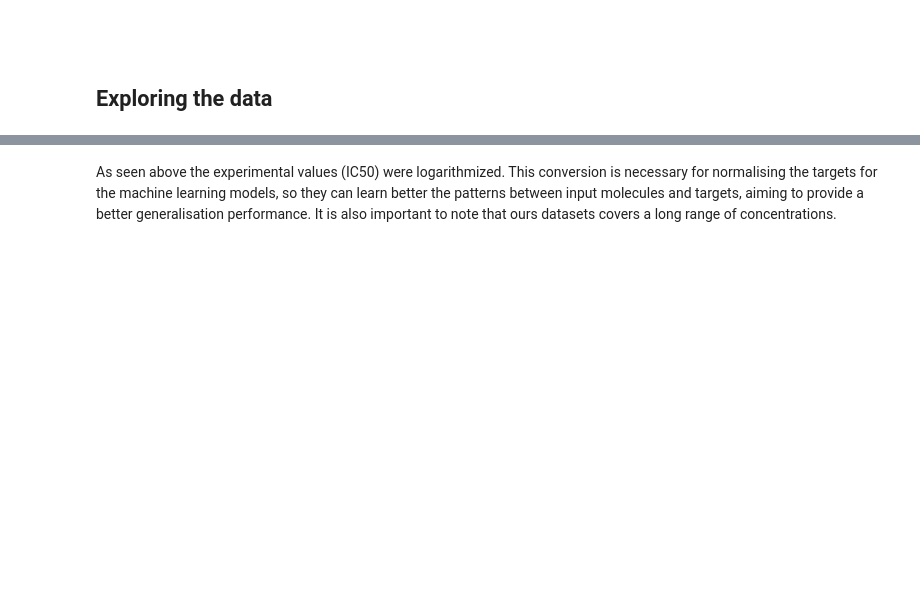
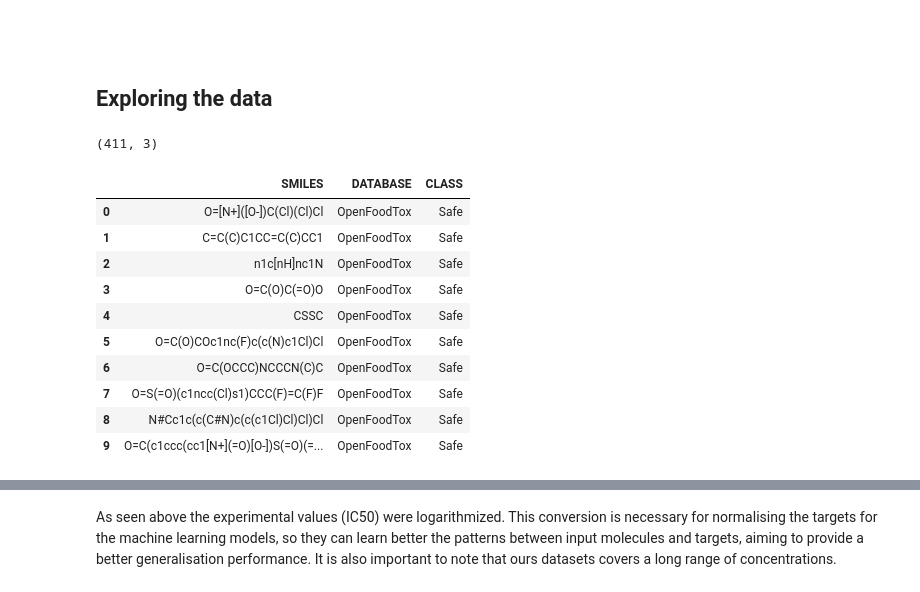
Before and after one commit to alexgcsa/ml_workshop_Oct2023, a Jupyter notebook: ml_lecture.ipynb, the cells around one changed output, grey strips where cells are left out. Cells and saved outputs as stored; diff of their text form; code cells hidden in the pictures; blank space fills up the shorter version.

```diff
--- a/ml_lecture.ipynb
+++ b/ml_lecture.ipynb
@@ -83,6 +84,19 @@ warnings.simplefilter(action='ignore', category=FutureWarning)
 # %% [markdown]
 ## Exploring the data
 # %%
-df_data = pd.read_csv("ppi_inhibitors.minified.csv") # Load data from file to a DataFrame structure
+df_data = pd.read_csv("data/honey_bee_toxicity.csv")  # Load data from file to a DataFrame structure
 print(df_data.shape) # .shape displays how the dataframe (matrix) looks like
-df_data.head() # .head() displays the first few items in the dataframe
+df_data.head(10) # .head(10) displays the first 10 items in the dataframe
+# %% [output]
+(411, 3)
+|  | SMILES | DATABASE | CLASS |
+| 0 | O=[N+]([O-])C(Cl)(Cl)Cl | OpenFoodTox | Safe |
+| 1 | C=C(C)C1CC=C(C)CC1 | OpenFoodTox | Safe |
+| 2 | n1c[nH]nc1N | OpenFoodTox | Safe |
+| 3 | O=C(O)C(=O)O | OpenFoodTox | Safe |
+| 4 | CSSC | OpenFoodTox | Safe |
+| 5 | O=C(O)COc1nc(F)c(c(N)c1Cl)Cl | OpenFoodTox | Safe |
+| 6 | O=C(OCCC)NCCCN(C)C | OpenFoodTox | Safe |
+| 7 | O=S(=O)(c1ncc(Cl)s1)CCC(F)=C(F)F | OpenFoodTox | Safe |
+| 8 | N#Cc1c(c(C#N)c(c(c1Cl)Cl)Cl)Cl | OpenFoodTox | Safe |
+| 9 | O=C(c1ccc(cc1[N+](=O)[O-])S(=O)(=... | OpenFoodTox | Safe |
```
Also changed, not shown: parts of 9 cells of this notebook, 3 other files.
